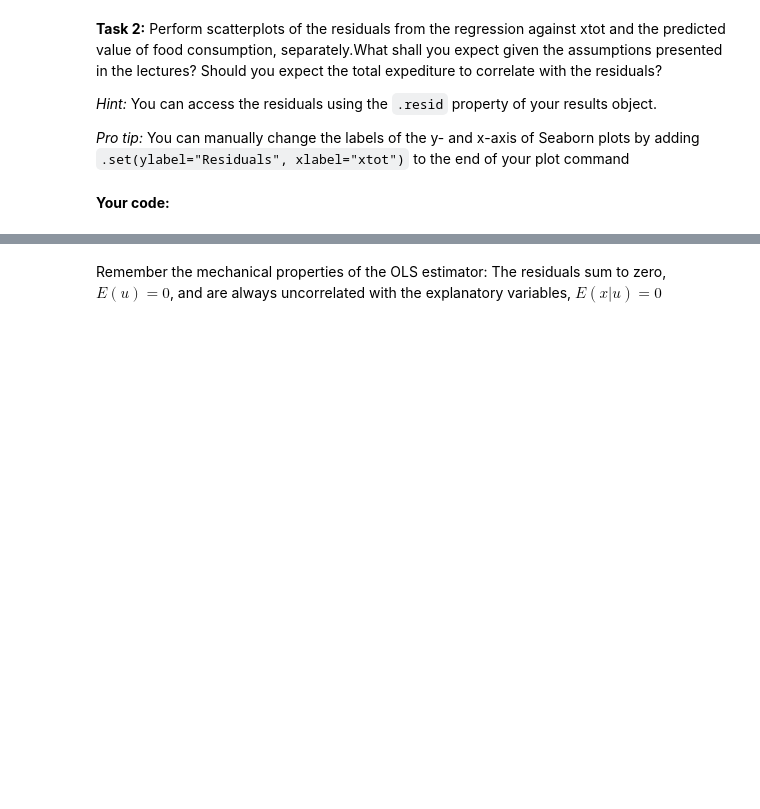
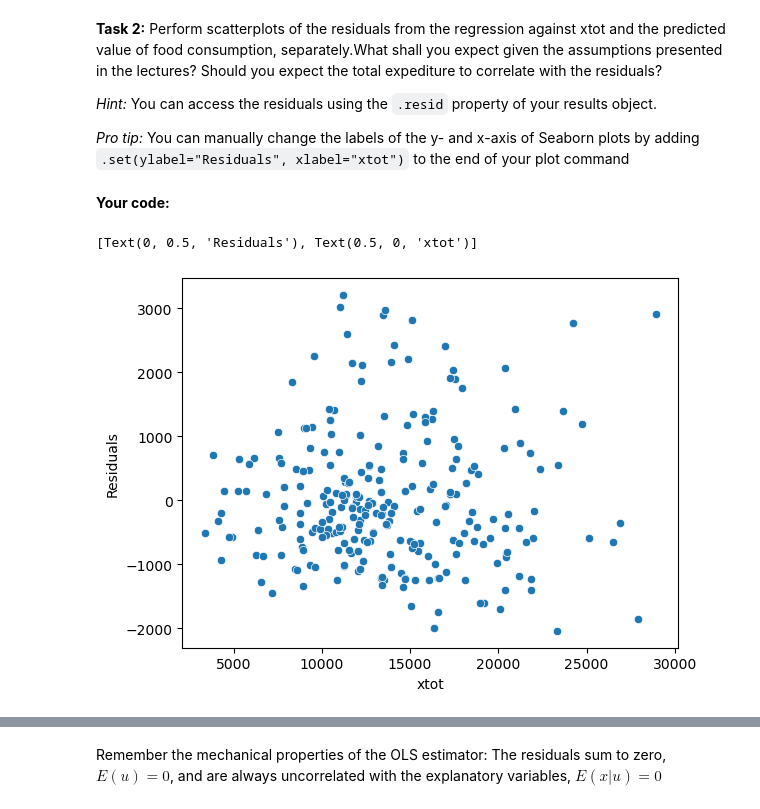
Before and after one commit to Nskoularsen/EconometricsA, a Jupyter notebook: 2_class/PS2_Regression_Analysis/ex_ante.ipynb, the cells around one changed output, grey strips where cells are left out. Drawn from its saved outputs; the diff is of its cells as text; code cells hidden in the pictures; blank space fills up the shorter version.

```diff
--- a/2_class/PS2_Regression_Analysis/ex_ante.ipynb
+++ b/2_class/PS2_Regression_Analysis/ex_ante.ipynb
@@ -156,0 +193,8 @@ _Pro tip:_ You can manually change the labels of the y- and x-axis of Seaborn pl
+# %%
+#Task 2a
+residual = result.resid
+
+sns.scatterplot(x = 'xtot', y = residual, data=df).set(ylabel="Residuals", xlabel="xtot")
+# %% [output]
+[Text(0, 0.5, 'Residuals'), Text(0.5, 0, 'xtot')]
+[figure, added]
```
Also changed, not shown: parts of 11 cells of this notebook.
